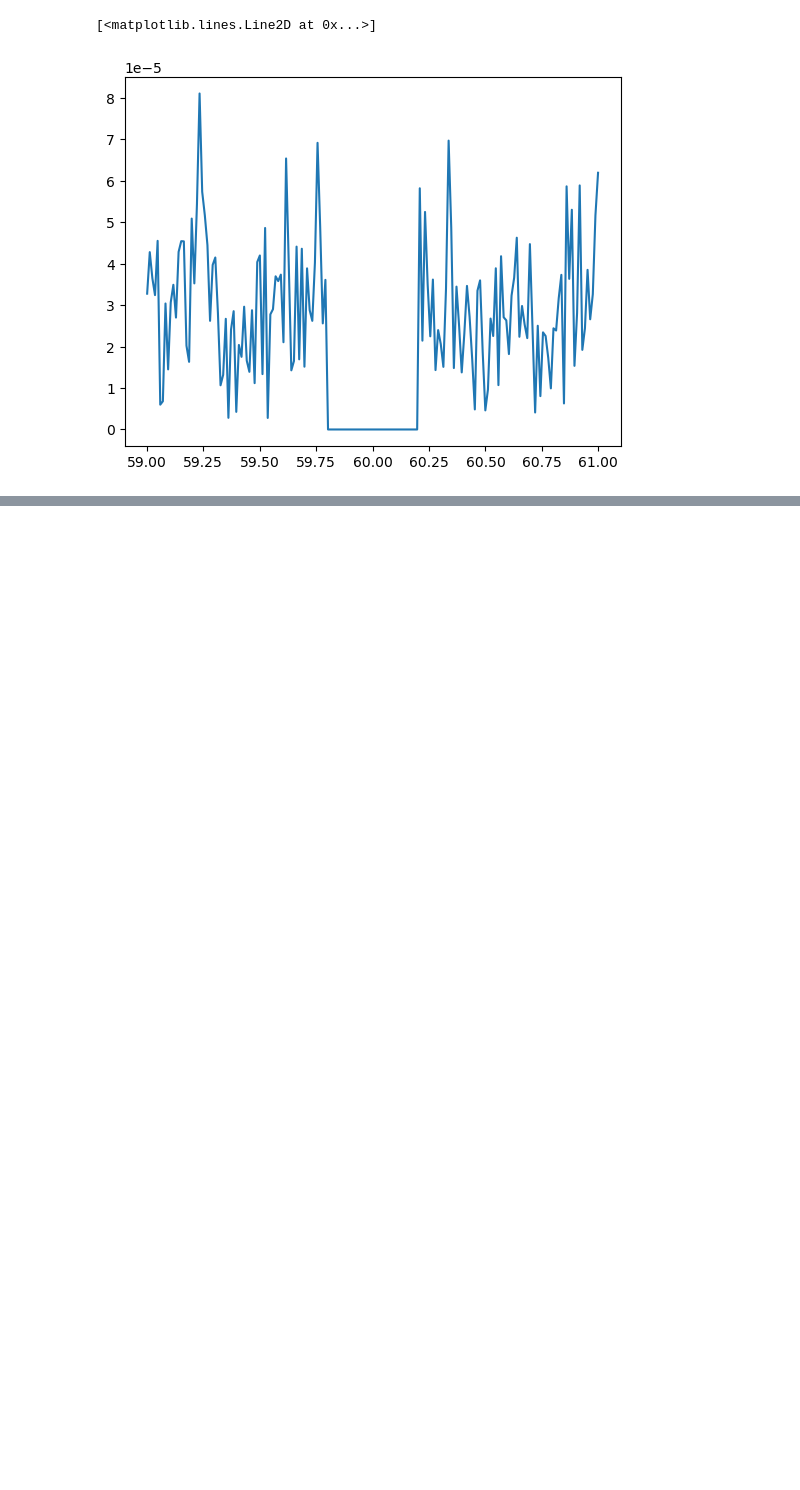
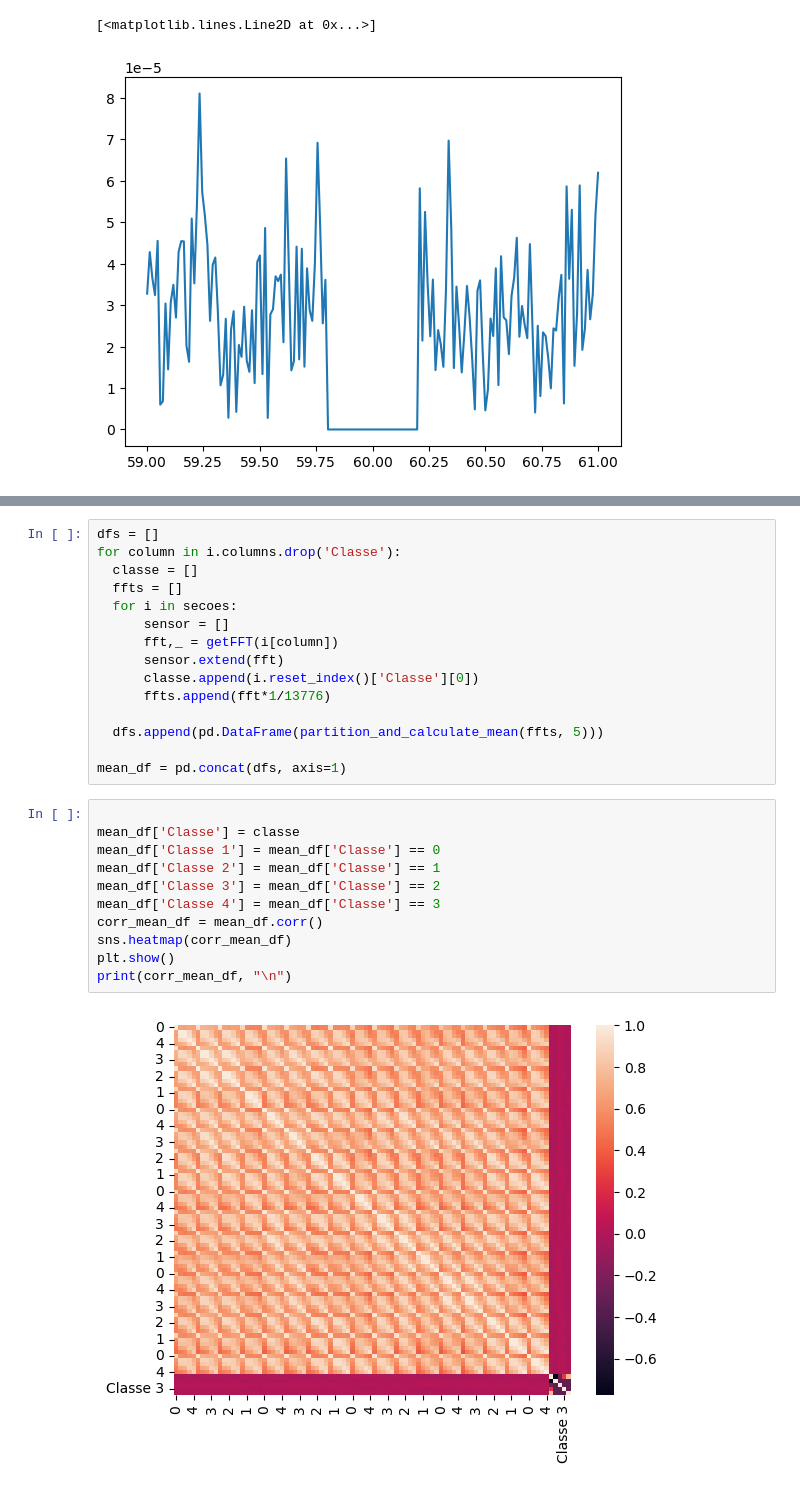
Before and after one commit to magarax/Data_Science, a Jupyter notebook: Novo_Trabalho_Final.ipynb, the cells around one changed output, grey strips where cells are left out. Saved outputs shown, nothing was run; the diff lists cells and outputs as text; blank space fills up the shorter version.

```diff
--- a/Novo_Trabalho_Final.ipynb
+++ b/Novo_Trabalho_Final.ipynb
@@ -152,0 +266,28 @@ plt.plot(f[f<61][f[f<61]>59],fft[f<61][f[f<61]>59]*1/N)
+# %%
+dfs = []
+for column in i.columns.drop('Classe'):
+  classe = []
+  ffts = []
+  for i in secoes:
+      sensor = []
+      fft,_ = getFFT(i[column])
+      sensor.extend(fft)
+      classe.append(i.reset_index()['Classe'][0])
+      ffts.append(fft*1/13776)
+
+  dfs.append(pd.DataFrame(partition_and_calculate_mean(ffts, 5)))
+
+mean_df = pd.concat(dfs, axis=1)
+# %%
+
+mean_df['Classe'] = classe
+mean_df['Classe 1'] = mean_df['Classe'] == 0
+mean_df['Classe 2'] = mean_df['Classe'] == 1
+mean_df['Classe 3'] = mean_df['Classe'] == 2
+mean_df['Classe 4'] = mean_df['Classe'] == 3
+corr_mean_df = mean_df.corr()
+sns.heatmap(corr_mean_df)
+plt.show()
+print(corr_mean_df, "\n")
+# %% [output]
+[figure, added]
```
Also changed, not shown: parts of 12 cells of this notebook.
